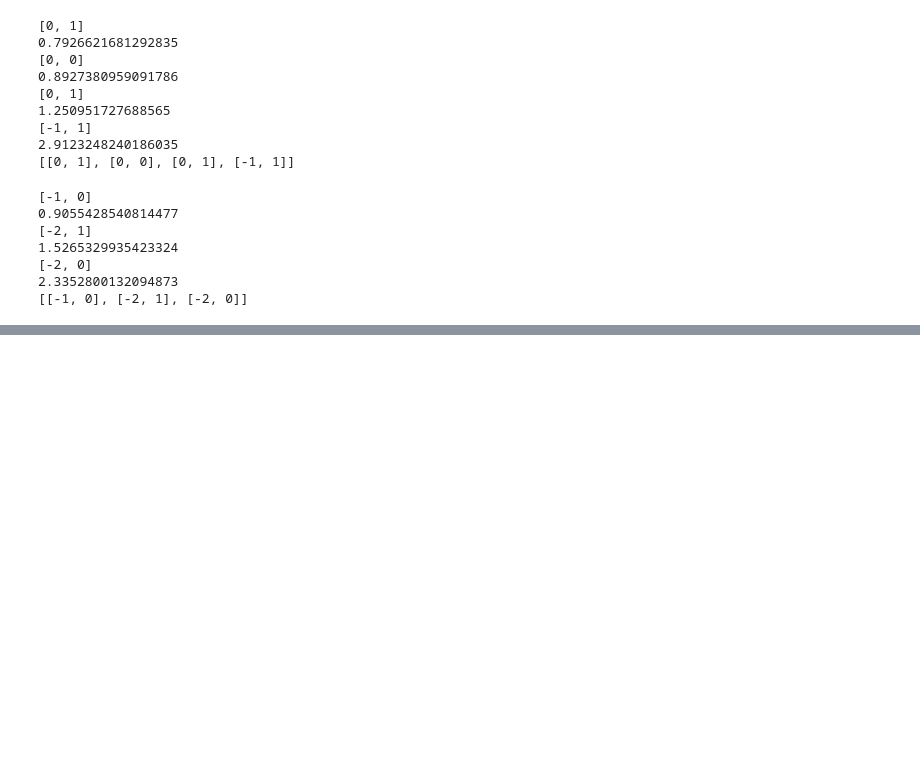
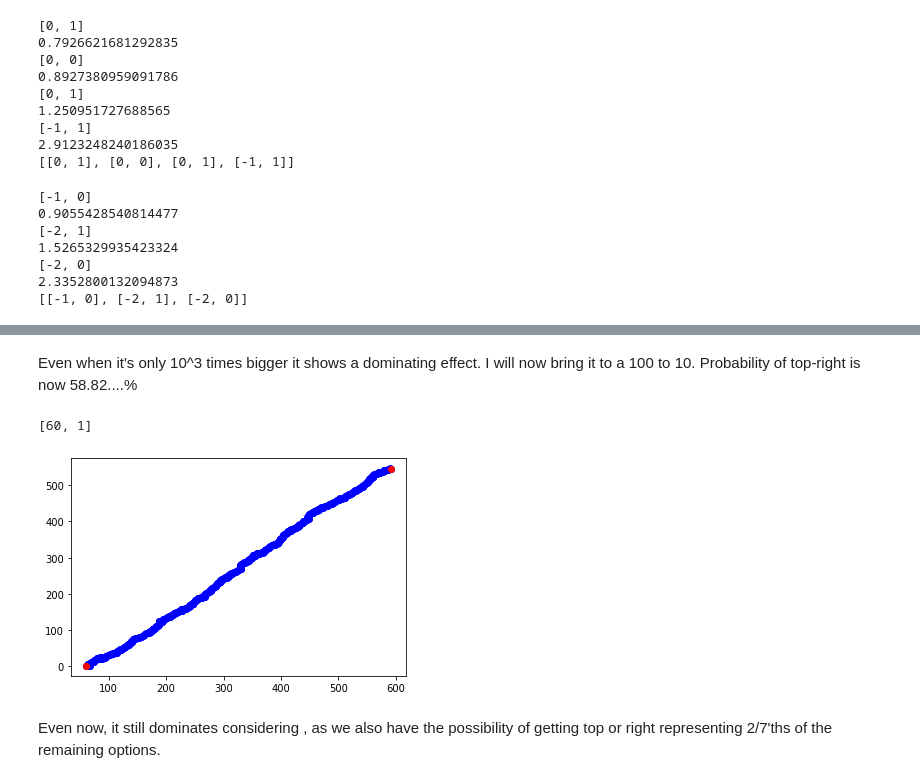
Before and after one commit to Jassu1998/Chem400, a Jupyter notebook: Chem400.ipynb, the cells around one changed output, grey strips where cells are left out. Saved outputs shown, nothing was run; the diff lists cells and outputs as text; code cells hidden in the pictures; blank space fills up the shorter version.

```diff
--- a/Chem400.ipynb
+++ b/Chem400.ipynb
@@ -216,0 +350,63 @@ plt.show()
+# %% [markdown]
+Even when it's only 10^3 times bigger it shows a dominating effect. I will now bring it to a 100  to 10. Probability of top-right is now 58.82....%
+# %%
+import random
+import math
+import copy
+import matplotlib.pyplot as plt
+
+
+
+def random_walk():
+    a= random.randint(1,100)
+    b= random.randint(1,100)
+    print([a,b])
+    K_1=10 #up
+    K_2=10 #down
+    K_3=10 # right
+    K_4=10 #left
+    K_5=100 #right,top
+    K_6= 10 #left,top
+    K_7= 10 #right,bottom
+    K_8= 10 #left,bottom
+    K_tot= K_1+K_2+K_3+K_4+K_5+K_6+K_7+K_8
+    time = 0
+    position = [a, b]
+    list_of_positions = []
+    movements = [[0,1],[0,-1],[1,0],[-1,0],[1,1],[-1,1],[1,-1],[-1,-1]]
+    weights = [ K_1/K_tot,K_2/K_tot,K_3/K_tot,K_4/K_tot,K_5/K_tot,K_6/K_tot,K_7/K_tot,K_8/K_tot]
+    while time < 1000:
+        step = random.choices(movements, weights)[0]
+        random_var = 1 - random.random()
+        time = time - math.log(random_var)
+        for i in range(len(step)):
+            position[i] += step[i]
+        list_of_positions.append([copy.copy(position),round(time*100)/100])
+    return(list_of_positions)
+
+
+
+
+list_list_pos = []
+for i in range(1):
+    list_list_pos.append(copy.copy(random_walk()))
+
+
+
+for list_pos in list_list_pos:
+    list_pos_no_time_x = []
+    list_pos_no_time_y = []
+    for pos in list_pos:
+        list_pos_no_time_x.append(pos[0][0])
+        list_pos_no_time_y.append(pos[0][1])
+    #print(list_pos_no_time_x)
+    #print(list_pos_no_time_y)
+    plt.plot(list_pos_no_time_x,list_pos_no_time_y,marker='o',c = 'blue')
+    plt.plot(list_pos_no_time_x[0],list_pos_no_time_y[0],list_pos_no_time_x[len(list_pos_no_time_x)-1],list_pos_no_time_y[len(list_pos_no_time_y)-1],marker='o',c = 'red')
+
+plt.show()
+# %% [output]
+[60, 1]
+[figure, added]
+# %% [markdown]
+Even now, it still dominates considering , as we also have the possibility of getting top or right representing 2/7'ths of the remaining options.
```
Also changed, not shown: parts of 5 cells of this notebook.
